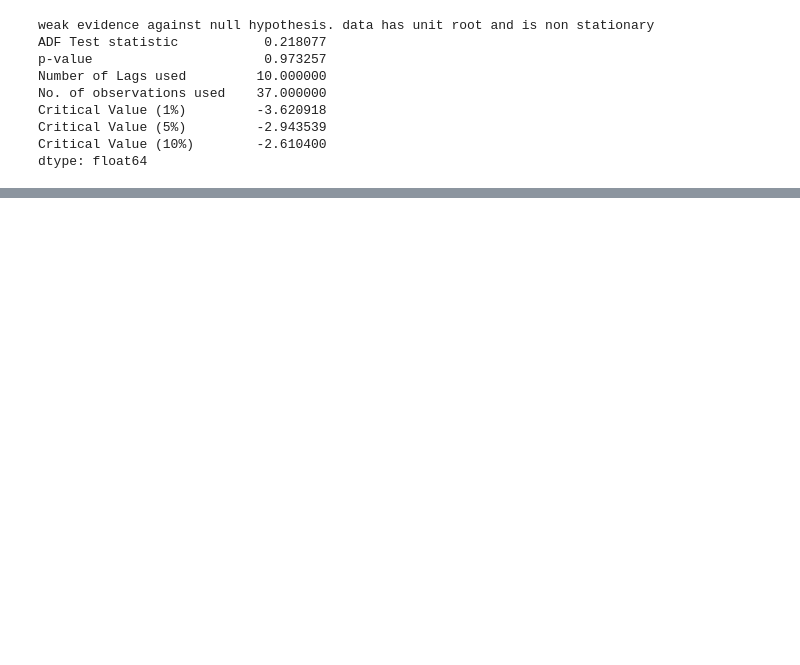
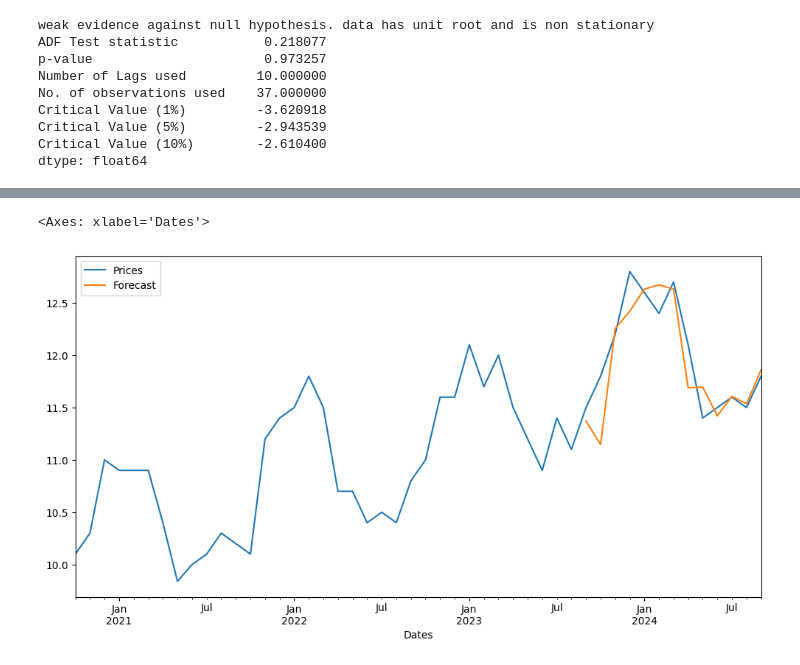
Before and after one commit to urvihp1001/JPMorganQuant, a Jupyter notebook: JPMorgan1.ipynb, the cells around one changed output, grey strips where cells are left out. Cells and saved outputs as stored; diff of their text form; code cells hidden in the pictures; blank space fills up the shorter version.

```diff
--- a/JPMorgan1.ipynb
+++ b/JPMorgan1.ipynb
@@ -345,0 +392,6 @@ Warnings:
+# %%
+nat_gas_df['Forecast']=arima_result.predict(start=35,end=47,dynamic=True) #last 12
+nat_gas_df[['Prices','Forecast']].plot(figsize=(12,6))
+# %% [output]
+<Axes: xlabel='Dates'>
+[figure, added]
```
Also changed, not shown: parts of 27 cells of this notebook.
